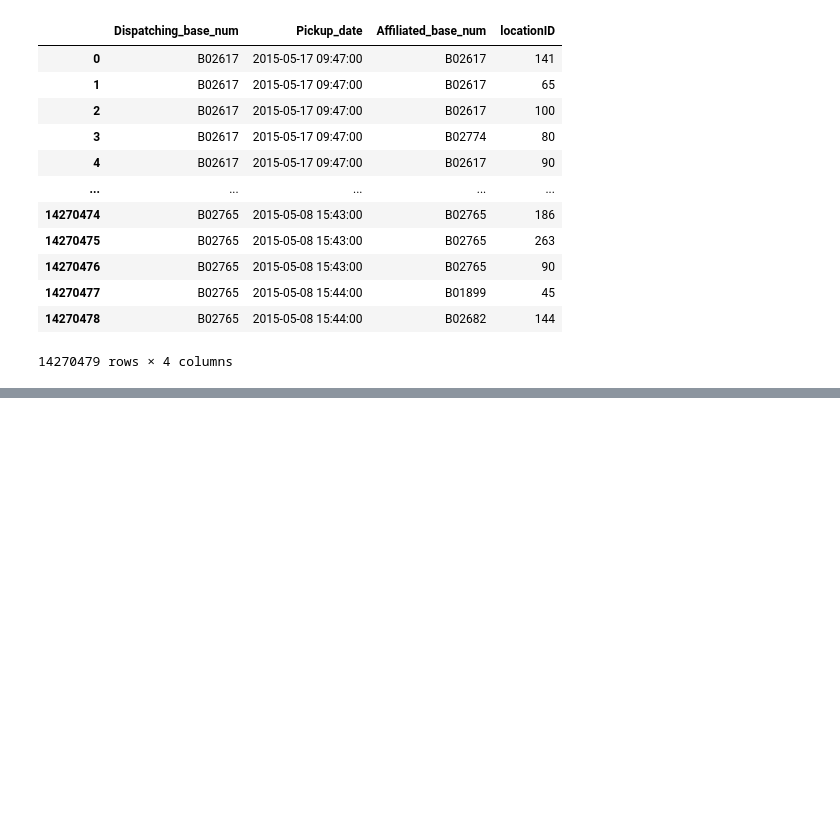
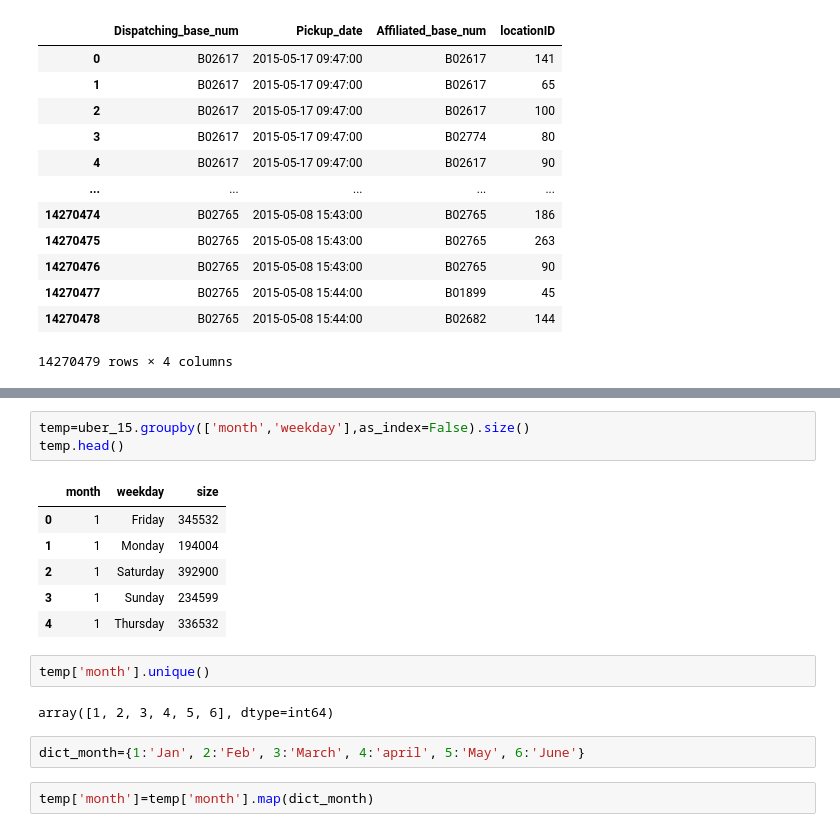
Before and after one commit to truongbaolam0209/Projects-Python-DA-Collection, a Jupyter notebook: 02_Uber_NewYork_DA/uber_ny.ipynb, the cells around one changed output, grey strips where cells are left out. Cells and saved outputs as stored; diff of their text form; blank space fills up the shorter version.

```diff
--- a/02_Uber_NewYork_DA/uber_ny.ipynb
+++ b/02_Uber_NewYork_DA/uber_ny.ipynb
@@ -53,0 +75,18 @@ display(uber_15)
+# %%
+temp=uber_15.groupby(['month','weekday'],as_index=False).size()
+temp.head()
+# %% [output]
+|  | month | weekday | size |
+| 0 | 1 | Friday | 345532 |
+| 1 | 1 | Monday | 194004 |
+| 2 | 1 | Saturday | 392900 |
+| 3 | 1 | Sunday | 234599 |
+| 4 | 1 | Thursday | 336532 |
+# %%
+temp['month'].unique()
+# %% [output]
+array([1, 2, 3, 4, 5, 6], dtype=int64)
+# %%
+dict_month={1:'Jan', 2:'Feb', 3:'March', 4:'april', 5:'May', 6:'June'}
+# %%
+temp['month']=temp['month'].map(dict_month)
```
Also changed, not shown: parts of 16 cells of this notebook.
